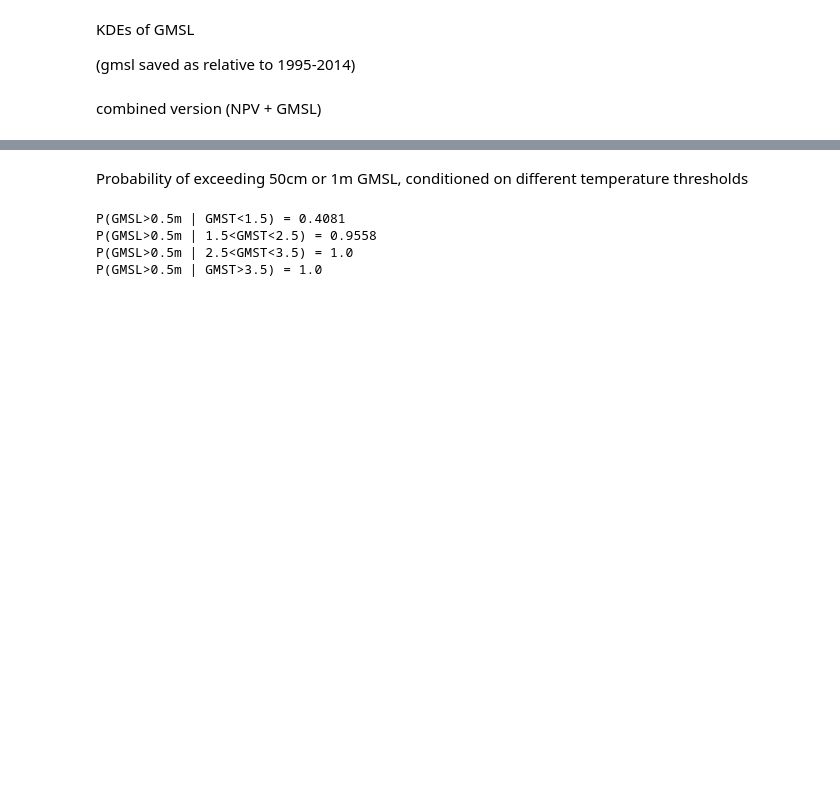
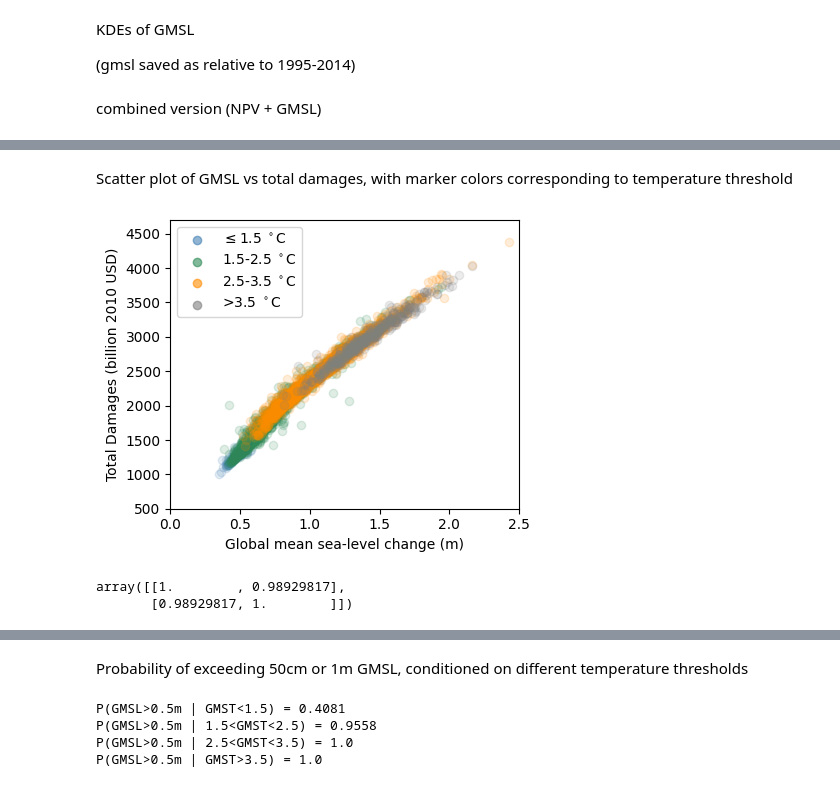
Before and after one commit to raddleverse/tempthresholds, a Jupyter notebook: analysis_darnell.ipynb, the cells around one changed output, grey strips where cells are left out. Saved outputs shown, nothing was run; the diff lists cells and outputs as text; code cells hidden in the pictures; blank space fills up the shorter version.

```diff
--- a/analysis_darnell.ipynb
+++ b/analysis_darnell.ipynb
@@ -173,0 +175,23 @@ fig.savefig("./figures/npv+gmsl2100_kde_Darnell.pdf", bbox_inches='tight');
+# %% [markdown]
+Scatter plot of GMSL vs total damages, with marker colors corresponding to temperature threshold
+# %%
+xx = [None for t in range(len(threshold_labels))]
+yy = [None for t in range(len(threshold_labels))]
+xx[0] = dfN.loc[(dfN.temp2100 <= 1.5), "gmsl2100"]
+xx[1] = dfN.loc[(dfN.temp2100 > 1.5) & (dfN.temp2100 <= 2.5), "gmsl2100"]
+xx[2] = dfN.loc[(dfN.temp2100 > 2.5) & (dfN.temp2100 <= 3.5), "gmsl2100"]
+xx[3] = dfN.loc[(dfN.temp2100 > 3.5), "gmsl2100"]
+yy[0] = dfN.loc[(dfN.temp2100 <= 1.5), "npv"]
+yy[1] = dfN.loc[(dfN.temp2100 > 1.5) & (dfN.temp2100 <= 2.5), "npv"]
+yy[2] = dfN.loc[(dfN.temp2100 > 2.5) & (dfN.temp2100 <= 3.5), "npv"]
+yy[3] = dfN.loc[(dfN.temp2100 > 3.5), "npv"]
+
+fig,ax = plt.subplots(1,1,figsize=(4.5,3.75))
+for t in range(len(threshold_labels)):
+    plt.scatter(xx[t], yy[t], color=threshold_colors[t], alpha=0.15)#, label=threshold_labels[t])
+    plt.scatter(-1,-1,color=threshold_colors[t],alpha=0.6,label=threshold_labels[t])
+ax.set_ylabel("Total Damages (billion 2010 USD)"); ax.set_xlabel("Global mean sea-level change (m)");
+ax.set_xlim([0,2.5]); ax.set_ylim([500,4700]); plt.legend();
+fig.savefig("./figures/gmsl2100_vs_npv_scatter_Darnell.pdf", bbox_inches='tight');
+# %% [output]
+[figure, added]
@@ -173,0 +205,5 @@ fig.savefig("./figures/npv+gmsl2100_kde_Darnell.pdf", bbox_inches='tight');
+# %%
+np.corrcoef(dfScatter.GMSL, dfScatter.NPV)
+# %% [output]
+array([[1.        , 0.98929817],
+       [0.98929817, 1.        ]])
```
Also changed, not shown: parts of 9 cells of this notebook, 1 other file.
